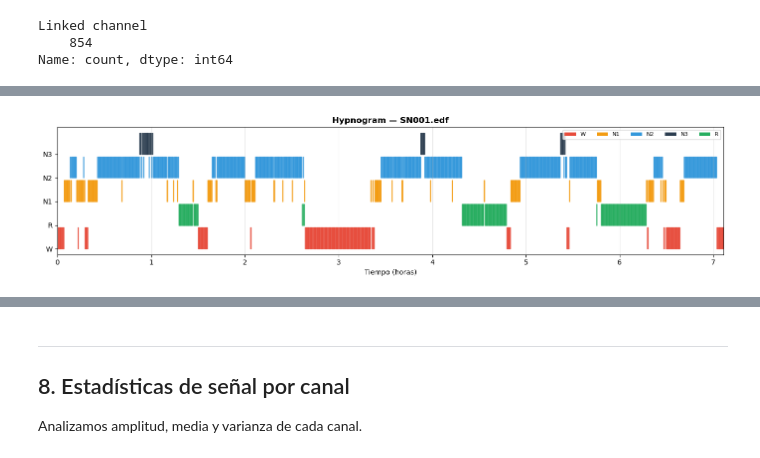
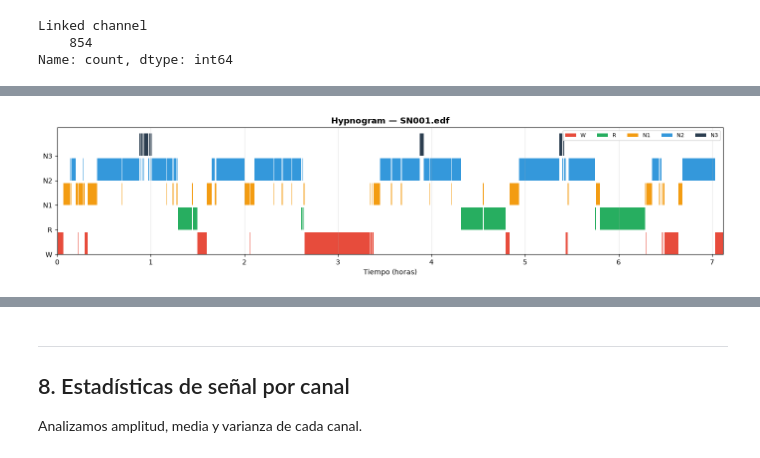
Before and after one commit to Lourdes-Tolotto/Automatic-Sleep-Staging, a Jupyter notebook: Notebooks/01_eda_sleep_staging.ipynb, the cells around one changed output, grey strips where cells are left out. Saved outputs shown, nothing was run; the diff lists cells and outputs as text; code cells hidden in the pictures.

```diff
--- a/Notebooks/01_eda_sleep_staging.ipynb
+++ b/Notebooks/01_eda_sleep_staging.ipynb
@@ -890,46 +512,72 @@ con descenso progresivo hacia N2/N3 al inicio y más REM hacia el final de la no
 # %%
-# Mapa stage → valor numérico para plotear (orden clínico estándar)
+from matplotlib.patches import Patch
+
+# Orden vertical de las etapas
 STAGE_ORDER = {
-    'Sleep stage W':  0,
-    'Sleep stage R':  1,
-    'Sleep stage N1': 2,
-    'Sleep stage N2': 3,
-    'Sleep stage N3': 4,
+    "Sleep stage W":  0,
+    "Sleep stage R":  1,
+    "Sleep stage N1": 2,
+    "Sleep stage N2": 3,
+    "Sleep stage N3": 4,
 }
-STAGE_LABELS = {}
 
-for stage_name, stage_number in STAGE_ORDER.items():
-    short_name = stage_name.replace("Sleep stage ", "")
-    STAGE_LABELS[stage_number] = short_name
+# Convertir las etiquetas a valores numéricos
+stage_num = labels_df["Annotation"].map(STAGE_ORDER)
 
-labels_df['stage_num'] = labels_df['Annotation'].map(STAGE_ORDER)
-time_hours = np.arange(len(labels_df)) * 30 / 3600  # convertir epoch index a horas
+# Cada epoch dura 30 segundos
+epoch_h = 30 / 3600
+time_h = np.arange(len(labels_df)) * epoch_h
+
+# Color correspondiente a cada epoch
+colors = labels_df["Annotation"].map(STAGE_COLORS).fillna("gray")
 
 fig, ax = plt.subplots(figsize=(14, 3.5))
 
-# Colorear por stage
-for i, row in labels_df.iterrows():
-    color = STAGE_COLORS.get(row['Annotation'], 'gray')
-    ax.fill_between([time_hours[i], time_hours[i] + 30/3600],
-                    row['stage_num'], row['stage_num'] + 0.9,
-                    color=color, alpha=0.8)
+# Dibujar un bloque por epoch
+ax.bar(
+    time_h,
+    height=0.9,
+    bottom=stage_num,
+    width=epoch_h,
+    align="edge",
+    color=colors
+)
 
-ax.set_yticks(list(STAGE_LABELS.keys()))
-ax.set_yticklabels(list(STAGE_LABELS.values()), fontsize=10)
+# Etiquetas del eje Y
+ax.set_yticks(list(STAGE_ORDER.values()))
+ax.set_yticklabels([
+    stage.replace("Sleep stage ", "")
+    for stage in STAGE_ORDER
+])
+
 ax.set_xlabel("Tiempo (horas)")
-ax.set_title(f"Hypnogram — {sample_file}", fontweight='bold')
-ax.set_xlim(0, time_hours[-1])
-ax.grid(True, axis='x', alpha=0.3)
+ax.set_title(f"Hypnogram — {sample_file}", fontweight="bold")
+ax.set_xlim(0, len(labels_df) * epoch_h)
+ax.grid(axis="x", alpha=0.3)
 
 # Leyenda
-from matplotlib.patches import Patch
-legend_elements = [Patch(facecolor=c, label=k.replace('Sleep stage ', ''))
-                   for k, c in STAGE_COLORS.items() if k in labels_df['Annotation'].values]
-ax.legend(handles=legend_elements, loc='upper right', fontsize=8, ncol=5)
+stages_present = labels_df["Annotation"].unique()
+
+legend_elements = [
+    Patch(
+        facecolor=STAGE_COLORS[stage],
+        label=stage.replace("Sleep stage ", "")
+    )
+    for stage in STAGE_ORDER
+    if stage in stages_present
+]
+
+ax.legend(
+    handles=legend_elements,
+    loc="upper right",
+    fontsize=8,
+    ncol=5
+)
+
 plt.tight_layout()
 plt.show()
 # %% [output]
-[figure, old version]
+[figure, new version]
 # %% [markdown]
 ---
 ## 7. Distribución de clases — todo el dataset
```
Also changed, not shown: parts of 34 cells of this notebook.
